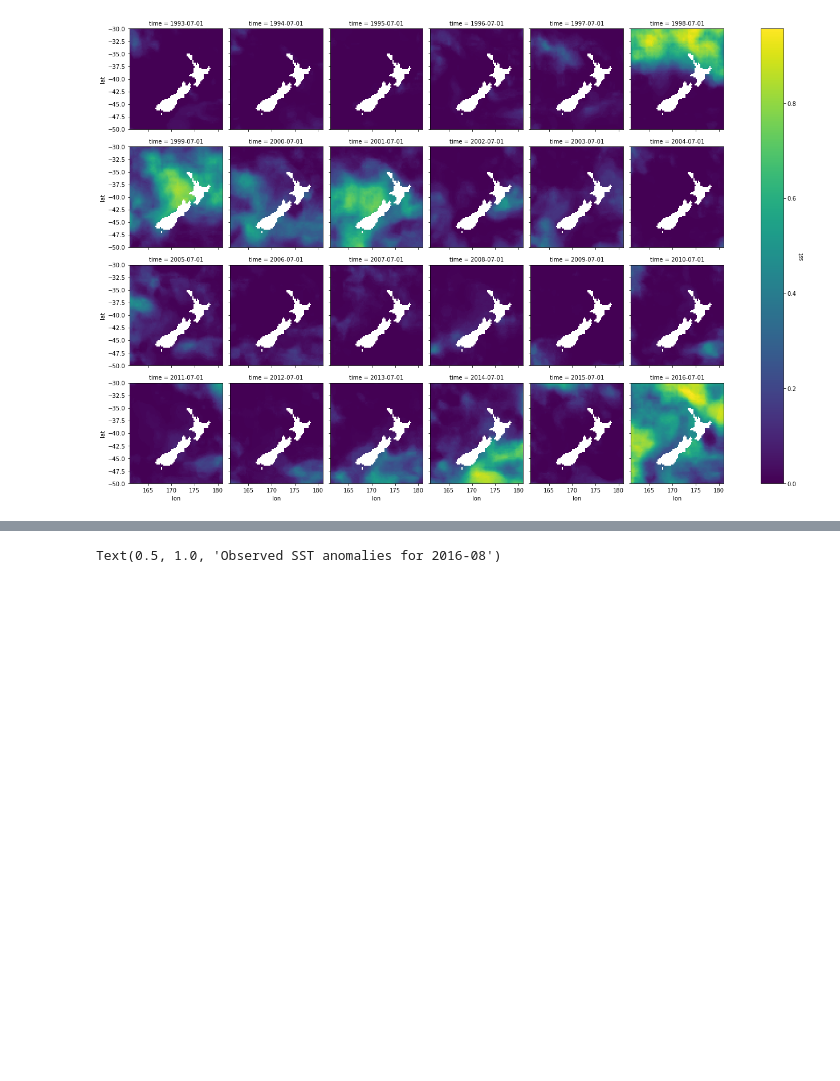
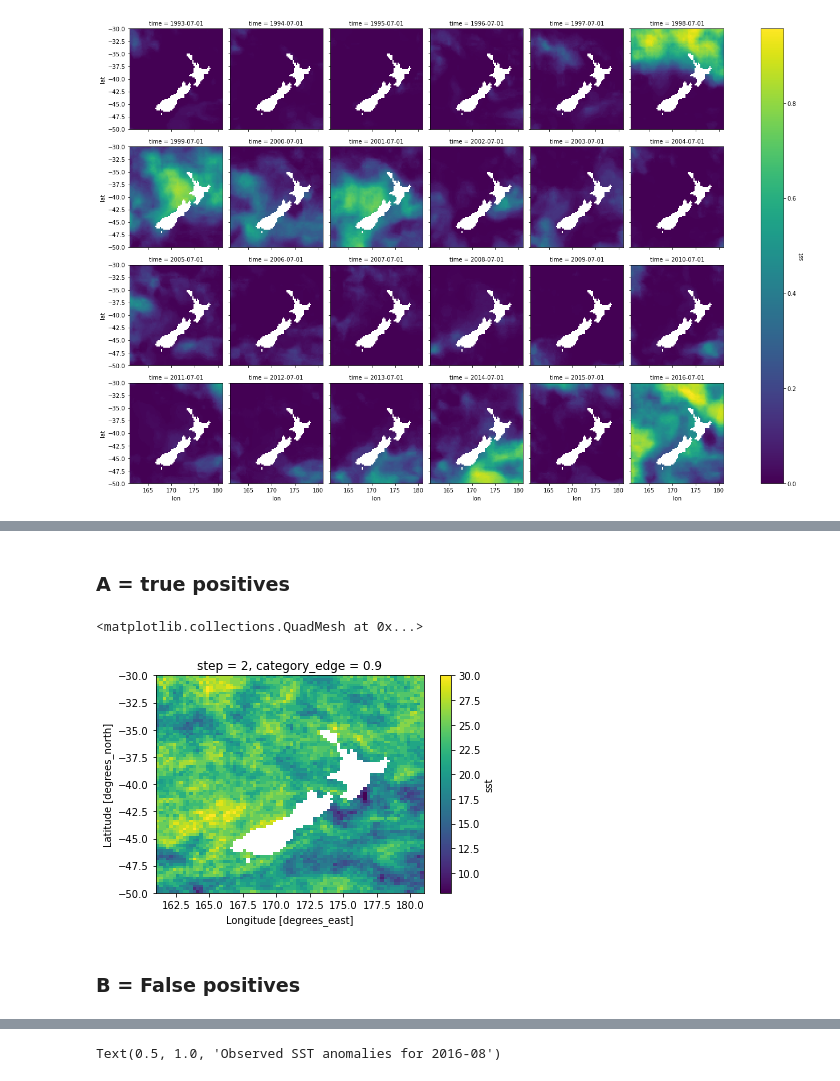
Before and after one commit to nicolasfauchereau/SST_forecasting, a Jupyter notebook: notebooks/verification_probabilistic_sst_allGCMs.ipynb, the cells around one changed output, grey strips where cells are left out. Saved outputs shown, nothing was run; the diff lists cells and outputs as text; code cells hidden in the pictures; blank space fills up the shorter version.

```diff
--- a/notebooks/verification_probabilistic_sst_allGCMs.ipynb
+++ b/notebooks/verification_probabilistic_sst_allGCMs.ipynb
@@ -441,4 +445,17 @@ ess = ess.shift({'time':1})
 # %%
-ess = ess.dropna('time')
+dgcms_probs_to_binary_step = dgcms_probs_to_binary_step.dropna('time')
 # %%
-t, t = xr.align(obs_binary.time, ess.time)
+t, t = xr.align(obs_binary.time, dgcms_probs_to_binary_step.time)
+# %% [markdown]
+### A = true positives
+# %%
+A = ((dgcms_probs_to_binary_step.sel(time=t) == 1) * (obs_binary.sel(time=t) == 1))
+# %%
+A = A.sum('time') * mask_obs
+# %%
+A[varname].plot()
+# %% [output]
+<matplotlib.collections.QuadMesh at 0x...>
+[figure, added]
+# %% [markdown]
+### B = False positives
```
Also changed, not shown: parts of 51 cells of this notebook.
